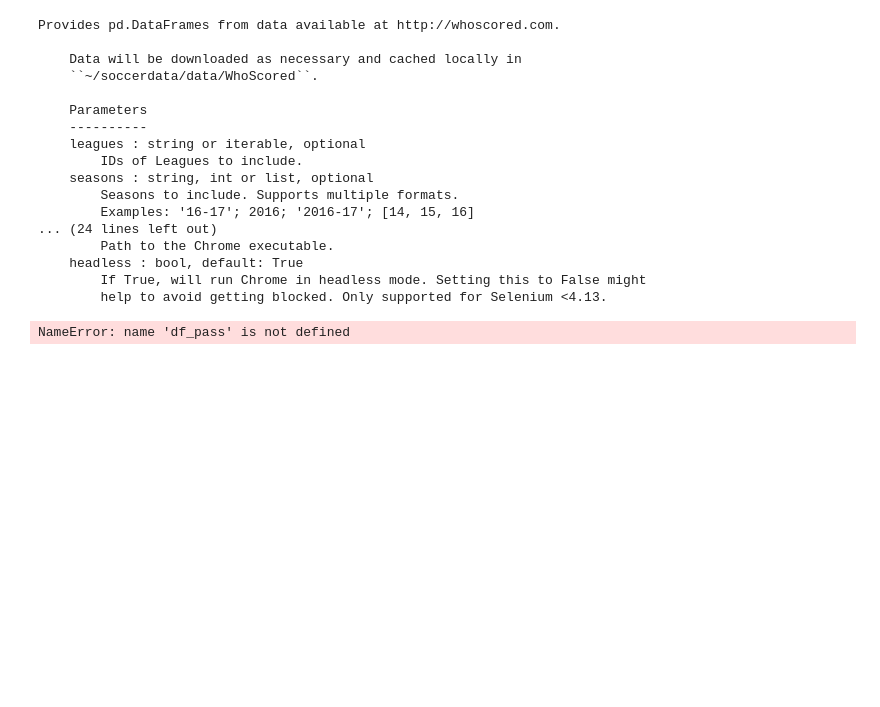
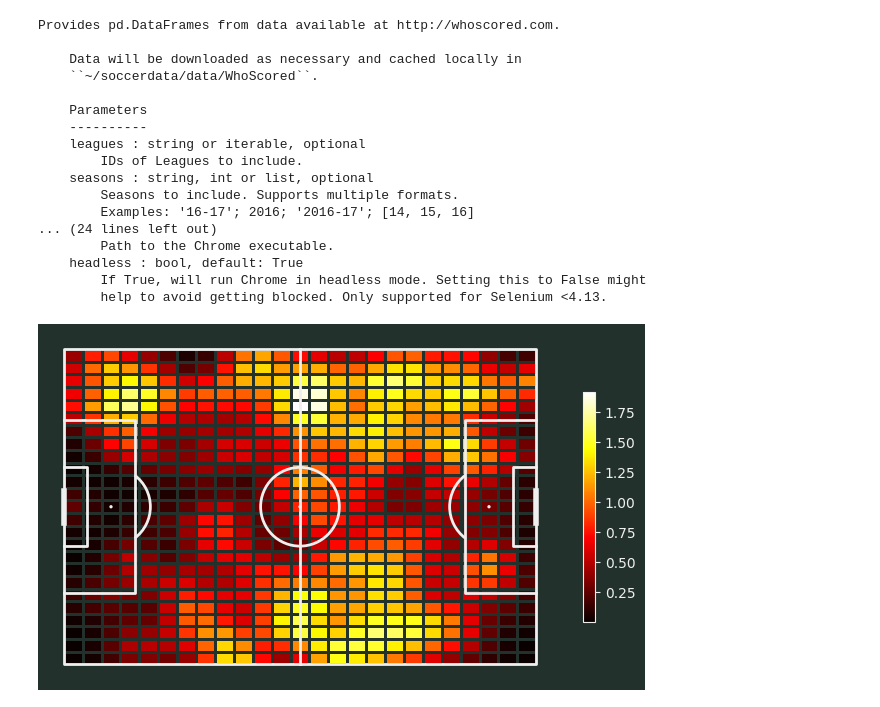
Before and after one commit to phenomenon0/LLM-in-Sports, a Jupyter notebook: main.ipynb, the cells around one changed output. Cells and saved outputs as stored; diff of their text form; code cells hidden in the pictures; blank space fills up the shorter version.

```diff
--- a/main.ipynb
+++ b/main.ipynb
@@ -322,7 +322,19 @@ mask_chelsea_pressure = (df.team_name == 'Chelsea FCW') & (df.type_name == 'Pres
 df_pressure = df.loc[mask_chelsea_pressure, ['x', 'y']]
 mask_chelsea_pressure = (df.team_name == 'Chelsea FCW') & (df.type_name == 'Pass')
 df_pass = df.loc[mask_chelsea_pressure, ['x', 'y', 'end_x', 'end_y']]
-# %%
-print(type(df_pass))
-# %% [output]
-NameError: name 'df_pass' is not defined
+# %%
+pitch = Pitch(pitch_type='statsbomb', line_zorder=2,
+              pitch_color='#22312b', line_color='#efefef')
+# draw
+fig, ax = pitch.draw(figsize=(6.6, 4.125))
+fig.set_facecolor('#22312b')
+bin_statistic = pitch.bin_statistic(df_pressure.x, df_pressure.y, statistic='count', bins=(25, 25))
+bin_statistic['statistic'] = gaussian_filter(bin_statistic['statistic'], 1)
+pcm = pitch.heatmap(bin_statistic, ax=ax, cmap='hot', edgecolors='#22312b')
+# Add the colorbar and format off-white
+cbar = fig.colorbar(pcm, ax=ax, shrink=0.6)
+cbar.outline.set_edgecolor('#efefef')
+cbar.ax.yaxis.set_tick_params(color='#efefef')
+ticks = plt.setp(plt.getp(cbar.ax.axes, 'yticklabels'), color='#efefef')
+# %% [output]
+[figure, added]
```
